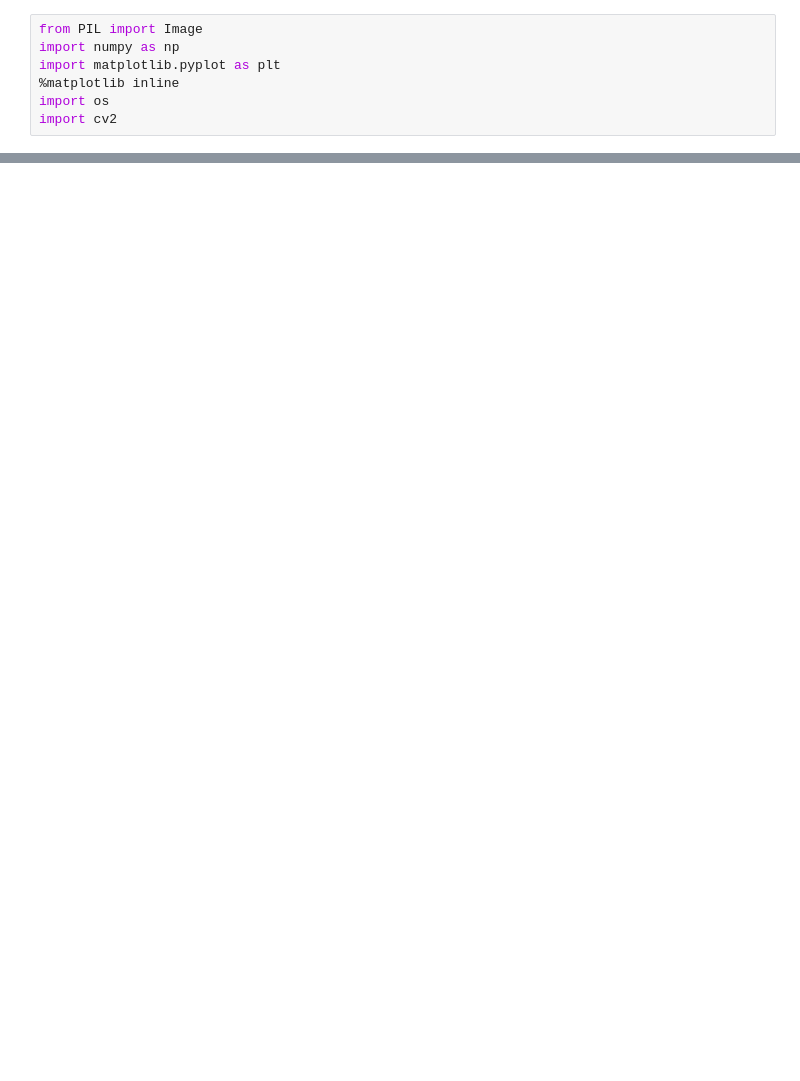
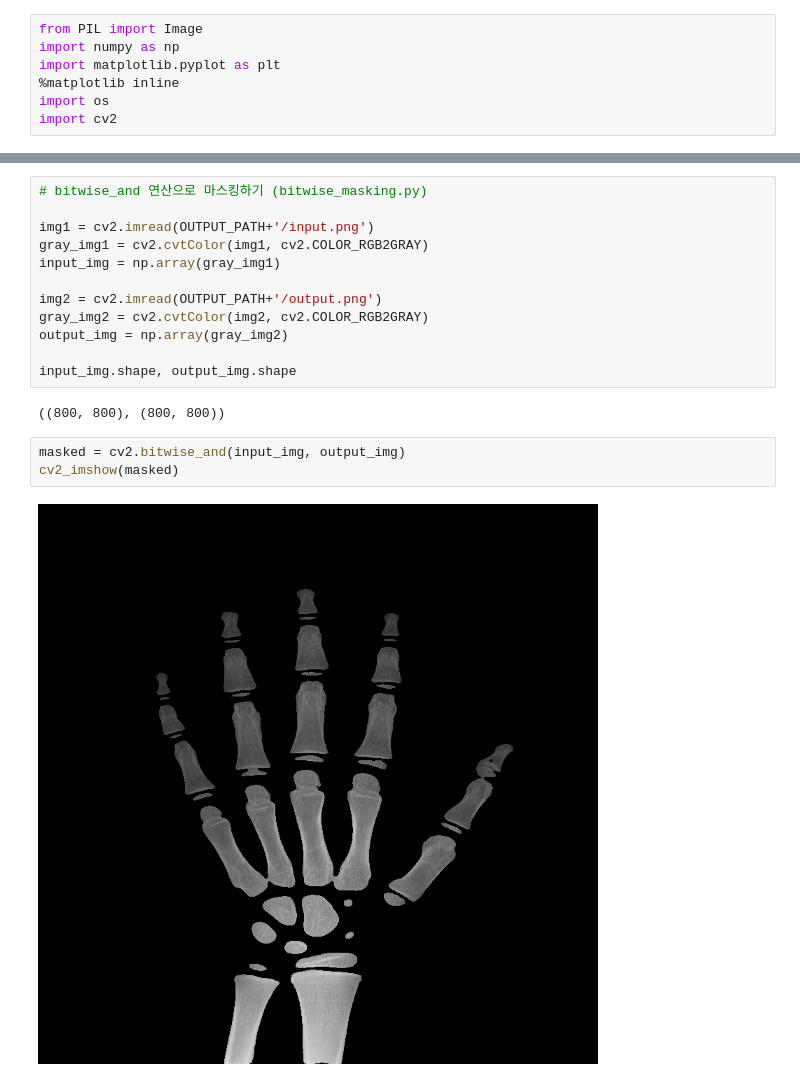
Before and after one commit to K-107/exercise, a Jupyter notebook: bone_segmentation/label_generater.ipynb, the cells around one changed output, grey strips where cells are left out. Saved outputs shown, nothing was run; the diff lists cells and outputs as text; blank space fills up the shorter version.

```diff
--- a/bone_segmentation/label_generater.ipynb
+++ b/bone_segmentation/label_generater.ipynb
@@ -320,0 +102,19 @@ Image.open('/content/youtube-cnn-002-pytorch-unet/results/png/output_0000.png')
+# %%
+# bitwise_and 연산으로 마스킹하기 (bitwise_masking.py)
+
+img1 = cv2.imread(OUTPUT_PATH+'/input.png')
+gray_img1 = cv2.cvtColor(img1, cv2.COLOR_RGB2GRAY)
+input_img = np.array(gray_img1)
+
+img2 = cv2.imread(OUTPUT_PATH+'/output.png')
+gray_img2 = cv2.cvtColor(img2, cv2.COLOR_RGB2GRAY)
+output_img = np.array(gray_img2)
+
+input_img.shape, output_img.shape
+# %% [output]
+((800, 800), (800, 800))
+# %%
+masked = cv2.bitwise_and(input_img, output_img)
+cv2_imshow(masked)
+# %% [output]
+[figure, added]
```
Also changed, not shown: parts of 37 cells of this notebook.
